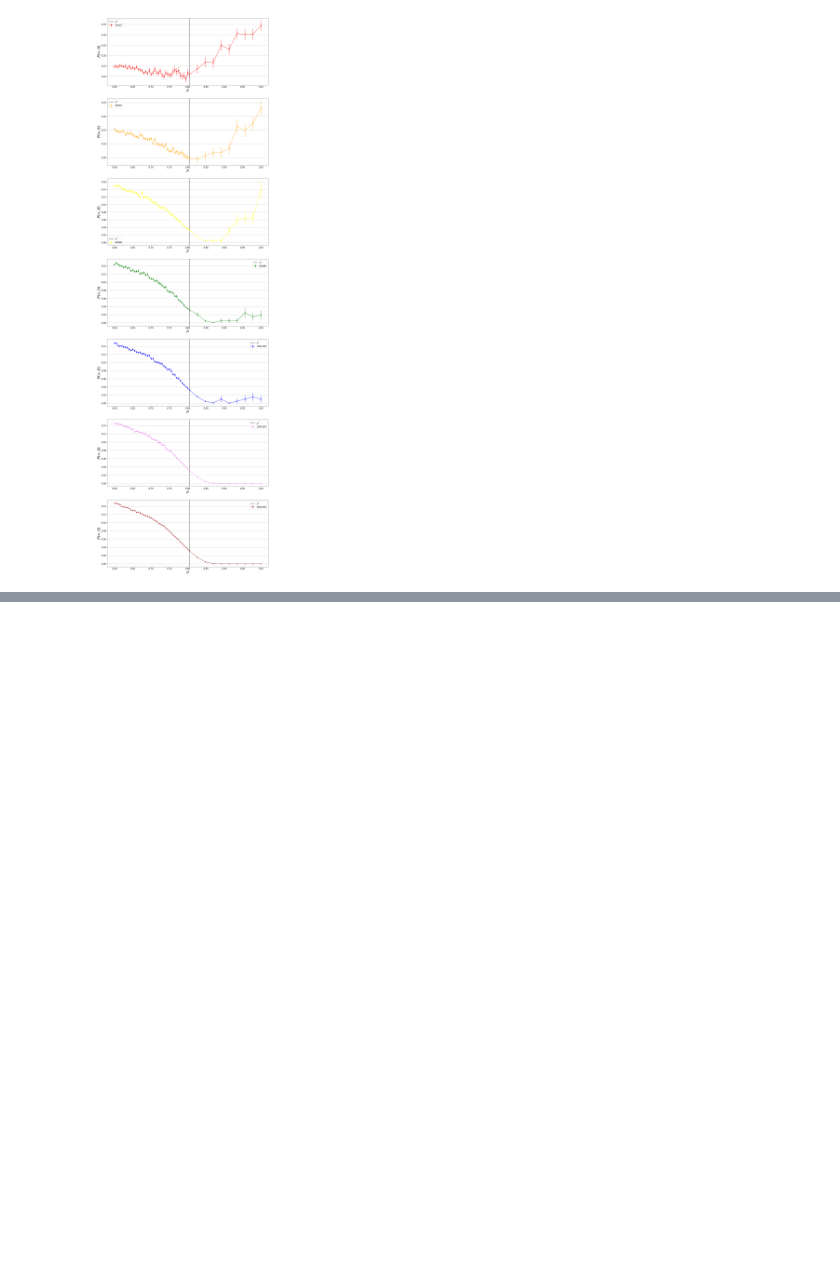
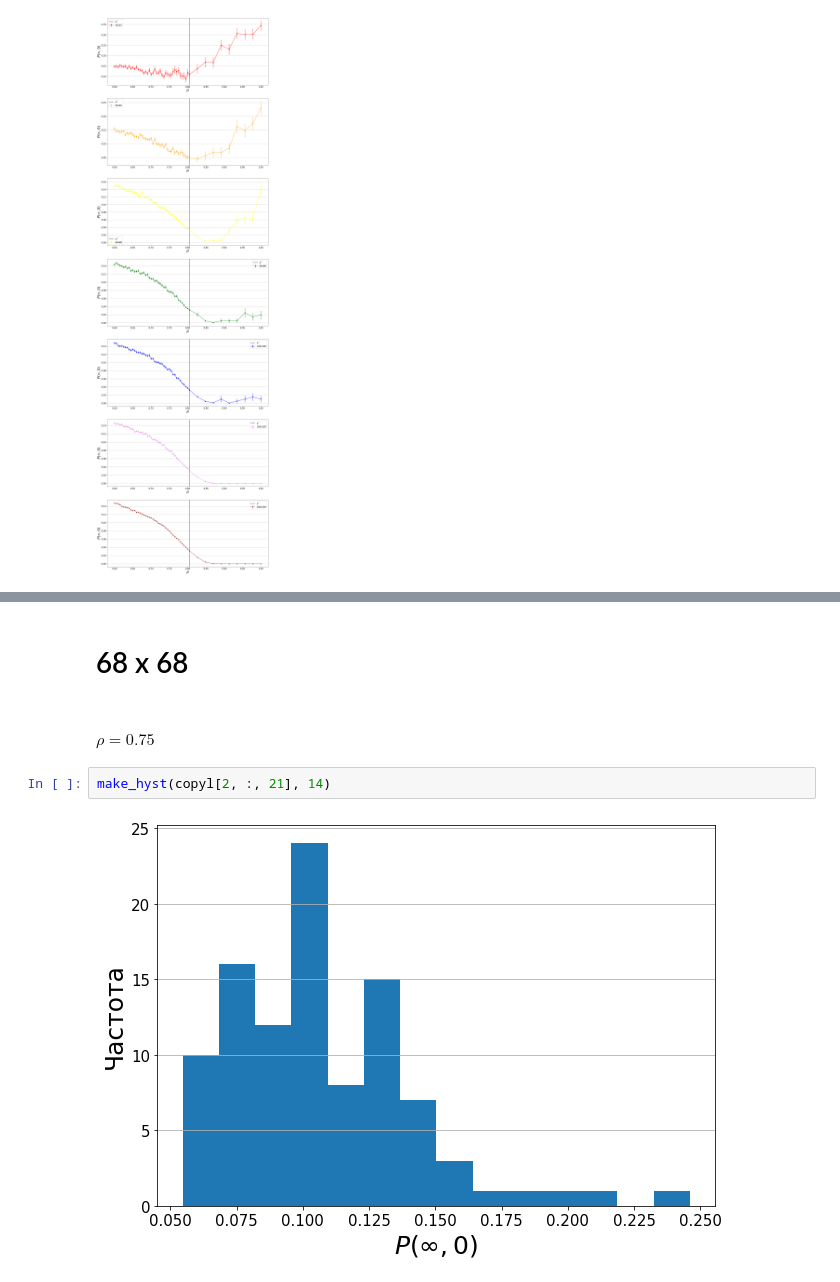
Before and after one commit to bu147/spatial-games-square-grid, a Jupyter notebook: Persistence_main.ipynb, the cells around one changed output, grey strips where cells are left out. Saved outputs shown, nothing was run; the diff lists cells and outputs as text; blank space fills up the shorter version.

```diff
--- a/Persistence_main.ipynb
+++ b/Persistence_main.ipynb
@@ -192,0 +237,8 @@ for s in range(ls):
+# %% [markdown]
+# 68 x 68
+# %% [markdown]
+#### $\rho = 0.75$
+# %%
+make_hyst(copyl[2, :, 21], 14)
+# %% [output]
+[figure, added]
```
Also changed, not shown: parts of 21 cells of this notebook.
